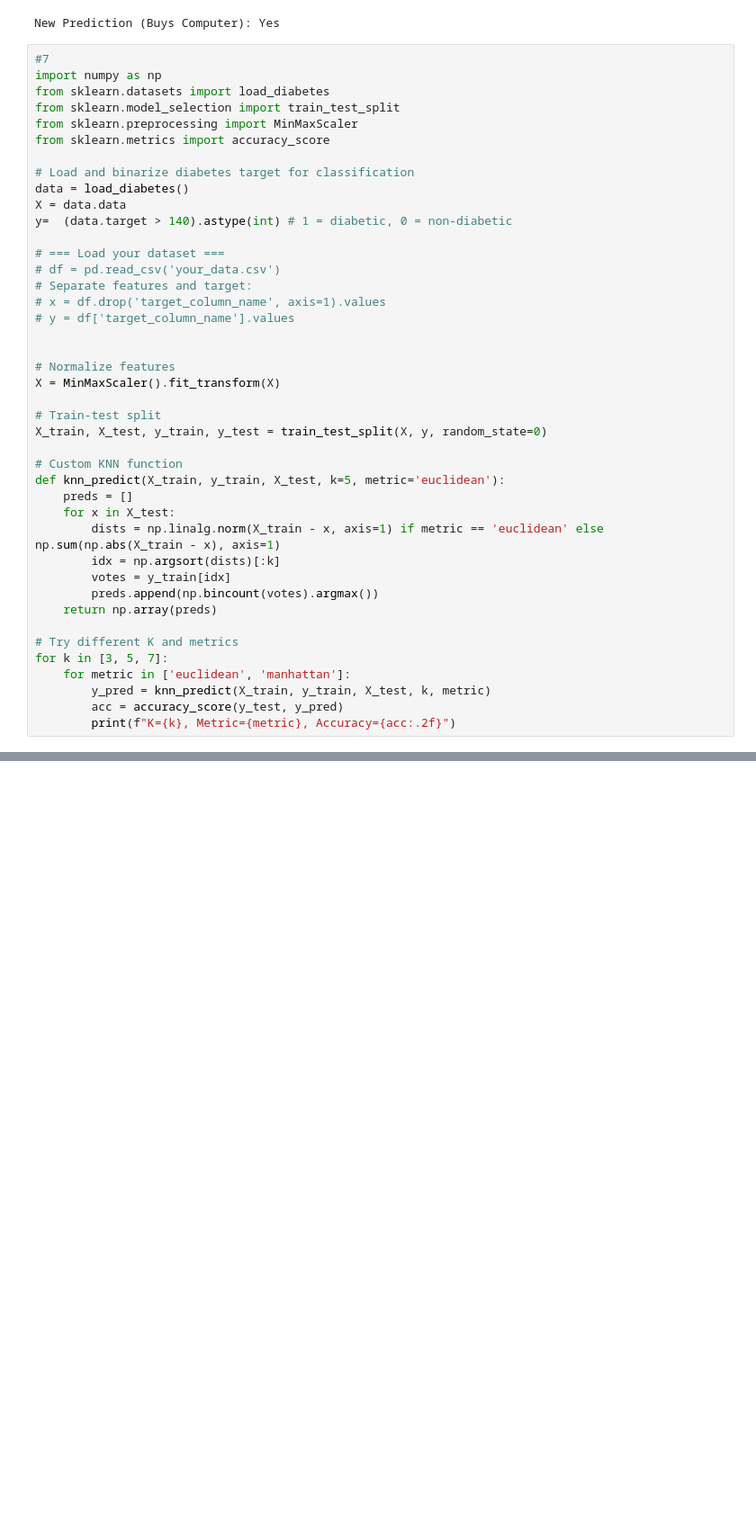
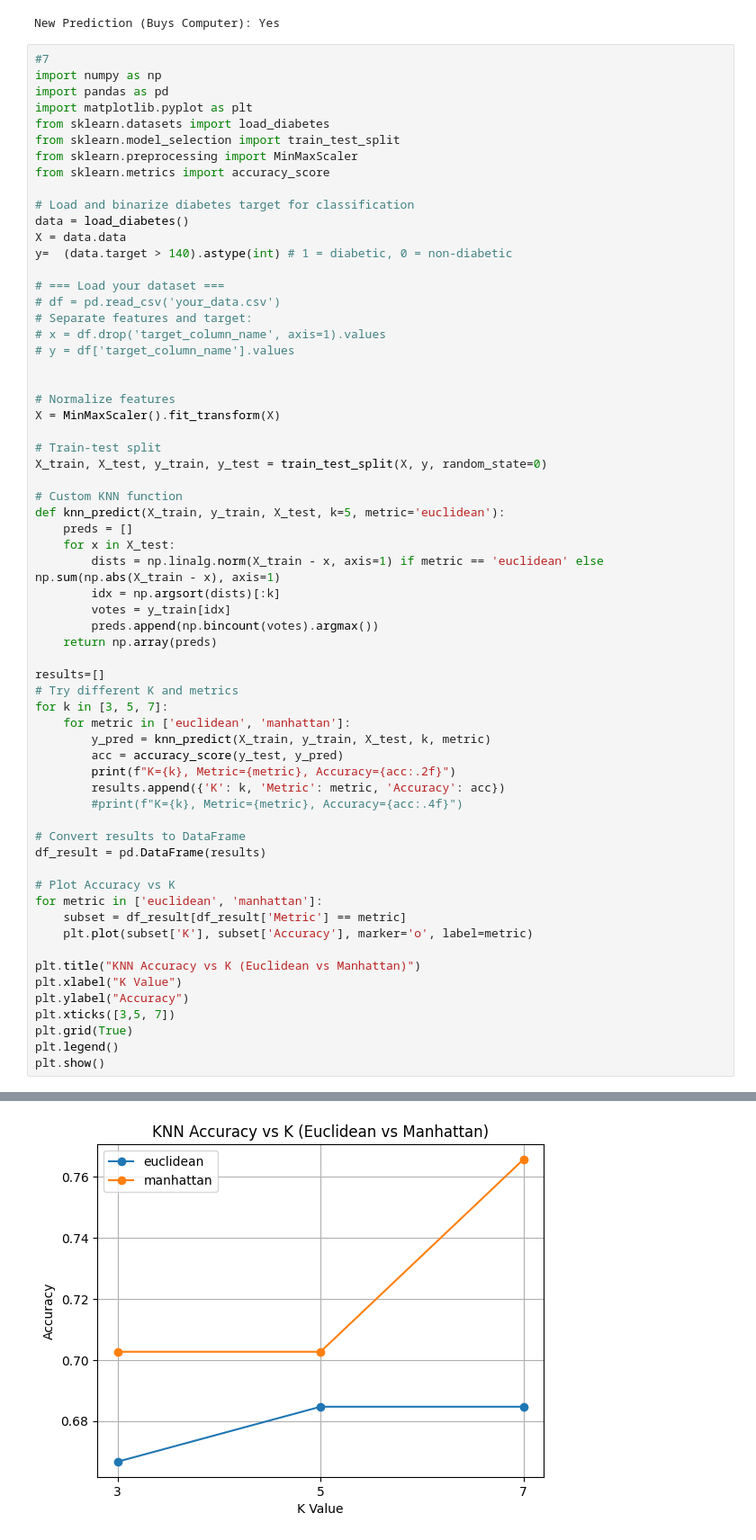
Before and after one commit to Chinmayisr/mllab, a Jupyter notebook: mlLab.ipynb, the cells around one changed output, grey strips where cells are left out. Shown at 90% size. Saved outputs shown, nothing was run; the diff lists cells and outputs as text; blank space fills up the shorter version.

```diff
--- a/mlLab.ipynb
+++ b/mlLab.ipynb
@@ -585,6 +597,8 @@ New Prediction (Buys Computer): Yes
 # %%
 #7
 import numpy as np
+import pandas as pd
+import matplotlib.pyplot as plt
 from sklearn.datasets import load_diabetes
 from sklearn.model_selection import train_test_split
 from sklearn.preprocessing import MinMaxScaler
@@ -604,33 +618,53 @@ y=  (data.target > 140).astype(int) # 1 = diabetic, 0 = non-diabetic
 
 # Normalize features
 X = MinMaxScaler().fit_transform(X)
 
 # Train-test split
 X_train, X_test, y_train, y_test = train_test_split(X, y, random_state=0)
 
 # Custom KNN function
 def knn_predict(X_train, y_train, X_test, k=5, metric='euclidean'):
     preds = []
     for x in X_test:
         dists = np.linalg.norm(X_train - x, axis=1) if metric == 'euclidean' else np.sum(np.abs(X_train - x), axis=1)
         idx = np.argsort(dists)[:k]
         votes = y_train[idx]
         preds.append(np.bincount(votes).argmax())
     return np.array(preds)
 
+results=[]
 # Try different K and metrics
 for k in [3, 5, 7]:
     for metric in ['euclidean', 'manhattan']:
         y_pred = knn_predict(X_train, y_train, X_test, k, metric)
         acc = accuracy_score(y_test, y_pred)
         print(f"K={k}, Metric={metric}, Accuracy={acc:.2f}")
+        results.append({'K': k, 'Metric': metric, 'Accuracy': acc})
+        #print(f"K={k}, Metric={metric}, Accuracy={acc:.4f}")
+
+# Convert results to DataFrame
+df_result = pd.DataFrame(results)
+
+# Plot Accuracy vs K
+for metric in ['euclidean', 'manhattan']:
+    subset = df_result[df_result['Metric'] == metric]
+    plt.plot(subset['K'], subset['Accuracy'], marker='o', label=metric)
+
+plt.title("KNN Accuracy vs K (Euclidean vs Manhattan)")
+plt.xlabel("K Value")
+plt.ylabel("Accuracy")
+plt.xticks([3,5, 7])
+plt.grid(True)
+plt.legend()
+plt.show()
 # %% [output]
 K=3, Metric=euclidean, Accuracy=0.67
 K=3, Metric=manhattan, Accuracy=0.70
 K=5, Metric=euclidean, Accuracy=0.68
 K=5, Metric=manhattan, Accuracy=0.70
 K=7, Metric=euclidean, Accuracy=0.68
 K=7, Metric=manhattan, Accuracy=0.77
+[figure, added]
 # %%
 #7 simpler code
 import pandas as pd
```
Also changed, not shown: parts of 6 cells of this notebook.
